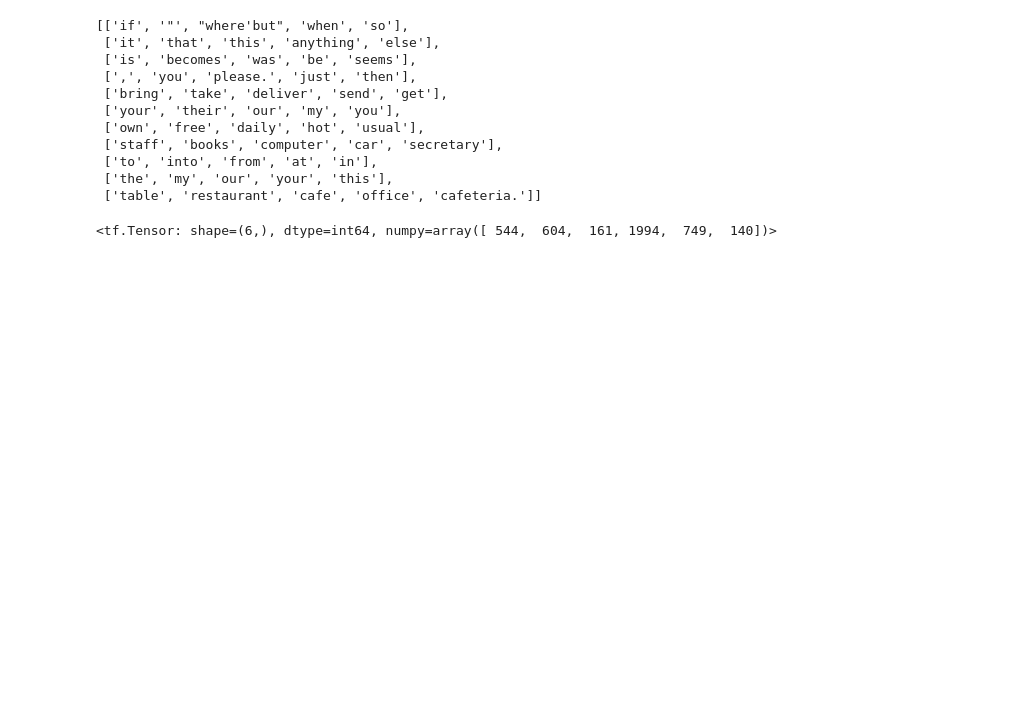
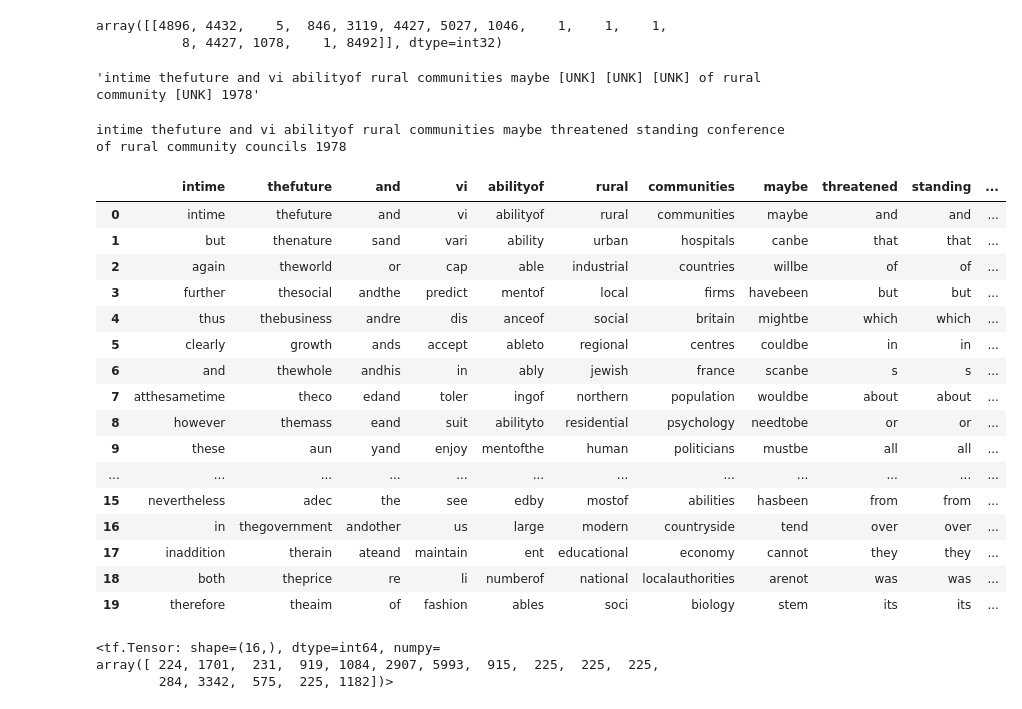
Before and after one commit to Gianni-G/semiolog, a Jupyter notebook: hf_bert.ipynb, the cells around one changed output. Cells and saved outputs as stored; diff of their text form; code cells hidden in the pictures; blank space fills up the shorter version.

```diff
--- a/hf_bert.ipynb
+++ b/hf_bert.ipynb
@@ -24,7 +16,7 @@ If your task is similar to the task the model of the checkpoint was trained on,
 # %%
 import tensorflow as tf
 # %%
-sent = semiotic.corpus.train["text"][10000]
-sent = "Whenever it is possible bring your own lunch to the office"
+sent = semiotic.corpus.train["text"][10]
+# sent = "Whenever it is possible bring your own lunch to the office"
 sent
 # %% [output]
@@ -35,11 +54,4 @@ sent_mask = [" ".join([t if i!=n else "[MASK]" for i,t in enumerate(sent.split()
 # %%
-# input = semiotic.paradigmatic.bert_tokenizer(sent_mask)
-# outputs = semiotic.paradigmatic.model(input["input_ids"])
-
-input = semiotic.paradigmatic.hf_tokenizer(sent_mask, return_tensors="tf")
-outputs = semiotic.paradigmatic.hf_model(input)
+input = semiotic.paradigmatic.bert_tokenizer(sent)
+outputs = semiotic.paradigmatic.model(input["input_ids"])
+parad_logits = outputs.logits[0]
-# %%
-# Gather all the masked logits in a batch, by taking the row diagonal of the 3D tensor
-
-# parad_logits = tf.gather_nd(outputs.logits, indices=[[i,i] for i in range(sent_len)])
-parad_logits = tf.gather_nd(outputs.logits[:,1:-1], indices=[[i,i] for i in range(sent_len)])
@@ -50,7 +58,43 @@ probs, norms = tf.linalg.normalize(logits_positif, ord=1, axis=1)
+# %%
+input["input_ids"].numpy()
+# %% [output]
+array([[4896, 4432,    5,  846, 3119, 4427, 5027, 1046,    1,    1,    1,
+           8, 4427, 1078,    1, 8492]], dtype=int32)
+# %%
+semiotic.paradigmatic.tokenizer.decode(input["input_ids"][0])
+# %% [output]
+'intime thefuture and vi abilityof rural communities maybe [UNK] [UNK] [UNK] of rural community [UNK] 1978'
 # %%
+logits_positif = tf.nn.relu(parad_logits)
+probs, norms = tf.linalg.normalize(logits_positif, ord=1, axis=1)
+
 # Maybe its cheaper to compute top k for k = non_zero, which would differ from row to row, and hence not yeld a tensor. To be tested.
 
 non_zeroes = tf.math.count_nonzero(probs,axis=1)
 max_non_zeroes = max(non_zeroes).numpy()
 
 parad_data = tf.math.top_k(probs, k = max_non_zeroes, sorted=True)
+parad_tokens = [semiotic.syntagmatic.tokenizer.decode(parad.numpy()[:parad_len]).split() for parad, parad_len in zip(parad_data.indices, non_zeroes)]
+
+# parad_tokens = [semiotic.paradigmatic.hf_tokenizer.decode(parad.numpy()[:parad_len]).split() for parad, parad_len in zip(parad_data.indices, non_zeroes)]
+print(sent)
+slg.util.df([p[:20] for p in parad_tokens], keys = sent.split())
+# %% [output]
+intime thefuture and vi abilityof rural communities maybe threatened standing conference of rural community councils 1978
+|  | intime | thefuture | and | vi | abilityof | rural | communities | maybe | threatened | standing | ... |
+| 0 | intime | thefuture | and | vi | abilityof | rural | communities | maybe | and | and | ... |
+| 1 | but | thenature | sand | vari | ability | urban | hospitals | canbe | that | that | ... |
+| 2 | again | theworld | or | cap | able | industrial | countries | willbe | of | of | ... |
+| 3 | further | thesocial | andthe | predict | mentof | local | firms | havebeen | but | but | ... |
+| 4 | thus | thebusiness | andre | dis | anceof | social | britain | mightbe | which | which | ... |
+| 5 | clearly | growth | ands | accept | ableto | regional | centres | couldbe | in | in | ... |
+| 6 | and | thewhole | andhis | in | ably | jewish | france | scanbe | s | s | ... |
+| 7 | atthesametime | theco | edand | toler | ingof | northern | population | wouldbe | about | about | ... |
+| 8 | however | themass | eand | suit | abilityto | residential | psychology | needtobe | or | or | ... |
+| 9 | these | aun | yand | enjoy | mentofthe | human | politicians | mustbe | all | all | ... |
+| ... | ... | ... | ... | ... | ... | ... | ... | ... | ... | ... | ... |
+| 15 | nevertheless | adec | the | see | edby | mostof | abilities | hasbeen | from | from | ... |
+| 16 | in | thegovernment | andother | us | large | modern | countryside | tend | over | over | ... |
+| 17 | inaddition | therain | ateand | maintain | ent | educational | economy | cannot | they | they | ... |
+| 18 | both | theprice | re | li | numberof | national | localauthorities | arenot | was | was | ... |
+| 19 | therefore | theaim | of | fashion | ables | soci | biology | stem | its | its | ... |
@@ -61,21 +101,9 @@ parad_tokens = [semiotic.paradigmatic.hf_tokenizer.decode(parad.numpy()[:parad_l
-# %%
-[p[:5] for p in parad_tokens]
-# %% [output]
-[['if', '"', "where'but", 'when', 'so'],
- ['it', 'that', 'this', 'anything', 'else'],
- ['is', 'becomes', 'was', 'be', 'seems'],
- [',', 'you', 'please.', 'just', 'then'],
- ['bring', 'take', 'deliver', 'send', 'get'],
- ['your', 'their', 'our', 'my', 'you'],
- ['own', 'free', 'daily', 'hot', 'usual'],
- ['staff', 'books', 'computer', 'car', 'secretary'],
- ['to', 'into', 'from', 'at', 'in'],
- ['the', 'my', 'our', 'your', 'this'],
- ['table', 'restaurant', 'cafe', 'office', 'cafeteria.']]
 # %%
 max_parad = 100 # max_non_zeroes
 slg.util.plot_scatter_line(list(range(max_parad)),parad_data.values[0],sent.split()[0], add_trace=[(list(range(max_parad)), v, t) for v, t in zip(parad_data.values[1:],sent.split()[1:])])
 # %%
 non_zeroes
 # %% [output]
-<tf.Tensor: shape=(6,), dtype=int64, numpy=array([ 544,  604,  161, 1994,  749,  140])>
+<tf.Tensor: shape=(16,), dtype=int64, numpy=
+array([ 224, 1701,  231,  919, 1084, 2907, 5993,  915,  225,  225,  225,
+        284, 3342,  575,  225, 1182])>
```
Also changed, not shown: parts of 7 cells of this notebook, 1 other file.
